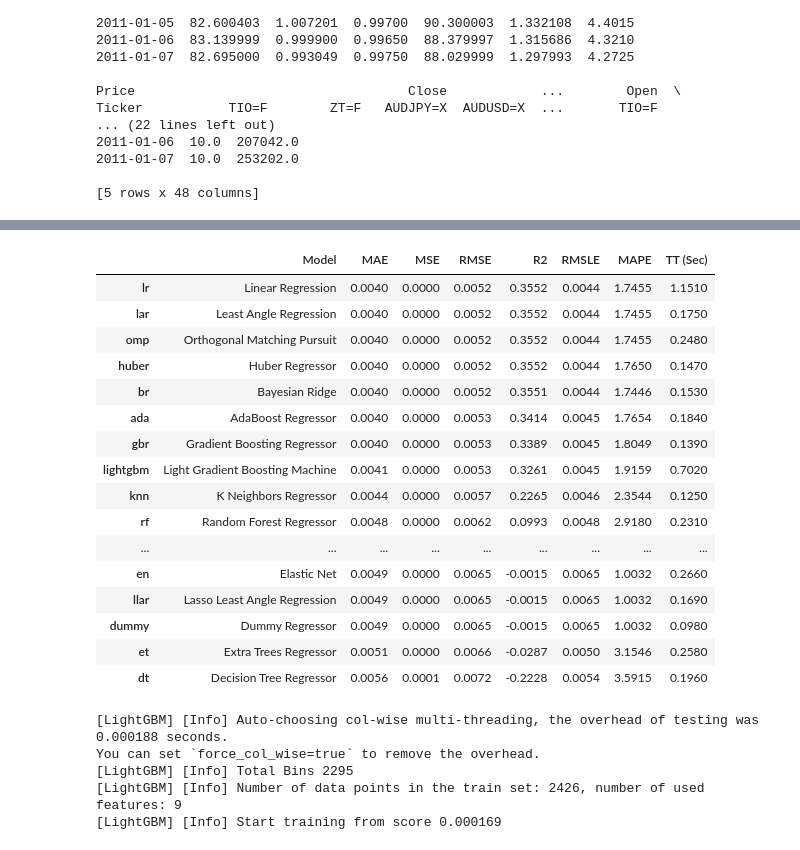
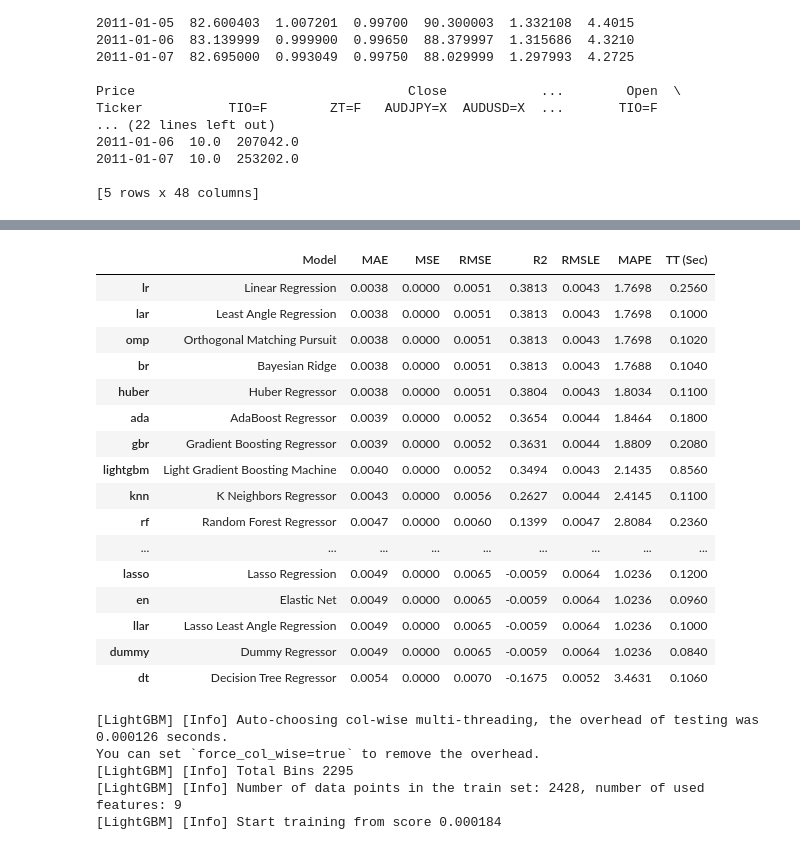
Before and after one commit to RTFLEWER/FiPy, a Jupyter notebook: ironoreaudcorr.ipynb, the cells around one changed output, grey strips where cells are left out. Drawn from its saved outputs; the diff is of its cells as text; code cells hidden in the pictures.

```diff
--- a/ironoreaudcorr.ipynb
+++ b/ironoreaudcorr.ipynb
@@ -29,15 +25,16 @@ import matplotlib.pyplot as plt
 # %%
-# Part 2: Define Symbols and Date Range
+# Part 2: Import Tickers
 symbols_list = ["AUDJPY=X", "AUDUSD=X", "TIO=F", "EURUSD=X", "CAD=X", "CL=F", "HG=F", "ZT=F"]
 start = dt.datetime(2011, 1, 1)
-end = dt.datetime(2024, 4, 23)
+end = dt.datetime(2024, 4, 25)
 # %%
-# Part 3: Download and Inspect Data
-data = yf.download(symbols_list, start=start, end=end)
-
-# Check if data is loaded correctly by printing the first few rows
-print("Initial data check:")
-print(data.head())
+# Part 3: Check Data
+try:
+    data = yf.download(symbols_list, start=start, end=end)
+    print("Initial data check:")
+    print(data.head())
+except Exception as e:
+    print("Failed to download data:", e)
 # %% [output]
 [*********************100%%**********************]  8 of 8 completed
 Initial data check:
@@ -215,8 +164,20 @@ target_audjpy = 'AUDJPY=X'
 # %%
-# Part 11: Modeling with PyCaret
-from pycaret.regression import setup, compare_models
+# Part 7: Optimize and Compare Models with PyCaret
 
-# Setup for AUDUSD
+# Add lagged features to the returns DataFrame
+returns['Iron_Lag1'] = returns['TIO=F'].shift(1)
+returns['Iron_Lag2'] = returns['TIO=F'].shift(2)
+returns['Iron_Lag3'] = returns['TIO=F'].shift(3)
+
+# Drop rows with NaN values
+returns = returns.dropna()
+
+# Features
+features = ['Iron_Lag1', 'Iron_Lag2', 'Iron_Lag3']
+target_audusd = 'AUDUSD=X'
+target_audjpy = 'AUDJPY=X'
+
+# Setup the PyCaret environment for AUDUSD
 exp_audusd = setup(data=returns,
                    target='AUDUSD=X',
                    session_id=123,
@@ -229,7 +190,7 @@ exp_audusd = setup(data=returns,
                    feature_selection=True)
 
 # Compare models to find the best one for AUDUSD
-best_model_audusd = compare_models()
+best_model_audusd = compare_models(exclude=['ransac'], fold=5)
 
 # Setup for AUDJPY
 exp_audjpy = setup(data=returns,
@@ -244,5 +205,5 @@ exp_audjpy = setup(data=returns,
                    feature_selection=True)
 
 # Compare models to find the best one for AUDJPY
-best_model_audjpy = compare_models()
+best_model_audjpy = compare_models(exclude=['ransac'], fold=5)
 # %% [output]
@@ -271,26 +227,26 @@ You can set `force_col_wise=true` to remove the overhead.
 [interactive output not drawn]
 |  | Model | MAE | MSE | RMSE | R2 | RMSLE | MAPE | TT (Sec) |
-| lr | Linear Regression | 0.0040 | 0.0000 | 0.0052 | 0.3552 | 0.0044 | 1.7455 | 1.1510 |
-| lar | Least Angle Regression | 0.0040 | 0.0000 | 0.0052 | 0.3552 | 0.0044 | 1.7455 | 0.1750 |
-| omp | Orthogonal Matching Pursuit | 0.0040 | 0.0000 | 0.0052 | 0.3552 | 0.0044 | 1.7455 | 0.2480 |
-| huber | Huber Regressor | 0.0040 | 0.0000 | 0.0052 | 0.3552 | 0.0044 | 1.7650 | 0.1470 |
-| br | Bayesian Ridge | 0.0040 | 0.0000 | 0.0052 | 0.3551 | 0.0044 | 1.7446 | 0.1530 |
-| ada | AdaBoost Regressor | 0.0040 | 0.0000 | 0.0053 | 0.3414 | 0.0045 | 1.7654 | 0.1840 |
-| gbr | Gradient Boosting Regressor | 0.0040 | 0.0000 | 0.0053 | 0.3389 | 0.0045 | 1.8049 | 0.1390 |
-| lightgbm | Light Gradient Boosting Machine | 0.0041 | 0.0000 | 0.0053 | 0.3261 | 0.0045 | 1.9159 | 0.7020 |
-| knn | K Neighbors Regressor | 0.0044 | 0.0000 | 0.0057 | 0.2265 | 0.0046 | 2.3544 | 0.1250 |
-| rf | Random Forest Regressor | 0.0048 | 0.0000 | 0.0062 | 0.0993 | 0.0048 | 2.9180 | 0.2310 |
+| lr | Linear Regression | 0.0038 | 0.0000 | 0.0051 | 0.3813 | 0.0043 | 1.7698 | 0.2560 |
+| lar | Least Angle Regression | 0.0038 | 0.0000 | 0.0051 | 0.3813 | 0.0043 | 1.7698 | 0.1000 |
+| omp | Orthogonal Matching Pursuit | 0.0038 | 0.0000 | 0.0051 | 0.3813 | 0.0043 | 1.7698 | 0.1020 |
+| br | Bayesian Ridge | 0.0038 | 0.0000 | 0.0051 | 0.3813 | 0.0043 | 1.7688 | 0.1040 |
+| huber | Huber Regressor | 0.0038 | 0.0000 | 0.0051 | 0.3804 | 0.0043 | 1.8034 | 0.1100 |
+| ada | AdaBoost Regressor | 0.0039 | 0.0000 | 0.0052 | 0.3654 | 0.0044 | 1.8464 | 0.1800 |
+| gbr | Gradient Boosting Regressor | 0.0039 | 0.0000 | 0.0052 | 0.3631 | 0.0044 | 1.8809 | 0.2080 |
+| lightgbm | Light Gradient Boosting Machine | 0.0040 | 0.0000 | 0.0052 | 0.3494 | 0.0043 | 2.1435 | 0.8560 |
+| knn | K Neighbors Regressor | 0.0043 | 0.0000 | 0.0056 | 0.2627 | 0.0044 | 2.4145 | 0.1100 |
+| rf | Random Forest Regressor | 0.0047 | 0.0000 | 0.0060 | 0.1399 | 0.0047 | 2.8084 | 0.2360 |
 | ... | ... | ... | ... | ... | ... | ... | ... | ... |
-| en | Elastic Net | 0.0049 | 0.0000 | 0.0065 | -0.0015 | 0.0065 | 1.0032 | 0.2660 |
-| llar | Lasso Least Angle Regression | 0.0049 | 0.0000 | 0.0065 | -0.0015 | 0.0065 | 1.0032 | 0.1690 |
-| dummy | Dummy Regressor | 0.0049 | 0.0000 | 0.0065 | -0.0015 | 0.0065 | 1.0032 | 0.0980 |
-| et | Extra Trees Regressor | 0.0051 | 0.0000 | 0.0066 | -0.0287 | 0.0050 | 3.1546 | 0.2580 |
-| dt | Decision Tree Regressor | 0.0056 | 0.0001 | 0.0072 | -0.2228 | 0.0054 | 3.5915 | 0.1960 |
+| lasso | Lasso Regression | 0.0049 | 0.0000 | 0.0065 | -0.0059 | 0.0064 | 1.0236 | 0.1200 |
+| en | Elastic Net | 0.0049 | 0.0000 | 0.0065 | -0.0059 | 0.0064 | 1.0236 | 0.0960 |
+| llar | Lasso Least Angle Regression | 0.0049 | 0.0000 | 0.0065 | -0.0059 | 0.0064 | 1.0236 | 0.1000 |
+| dummy | Dummy Regressor | 0.0049 | 0.0000 | 0.0065 | -0.0059 | 0.0064 | 1.0236 | 0.0840 |
+| dt | Decision Tree Regressor | 0.0054 | 0.0000 | 0.0070 | -0.1675 | 0.0052 | 3.4631 | 0.1060 |
-[LightGBM] [Info] Auto-choosing col-wise multi-threading, the overhead of testing was 0.000188 seconds.
-You can set `force_col_wise=true` to remove the overhead.
-[LightGBM] [Info] Total Bins 2295
-[LightGBM] [Info] Number of data points in the train set: 2426, number of used features: 9
-[LightGBM] [Info] Start training from score 0.000169
+[LightGBM] [Info] Auto-choosing col-wise multi-threading, the overhead of testing was 0.000126 seconds.
+You can set `force_col_wise=true` to remove the overhead.
+[LightGBM] [Info] Total Bins 2295
+[LightGBM] [Info] Number of data points in the train set: 2428, number of used features: 9
+[LightGBM] [Info] Start training from score 0.000184
 |  | Description | Value |
 | 0 | Session id | 123 |
 | 1 | Target | AUDJPY=X |
```
Also changed, not shown: parts of 20 cells of this notebook.
